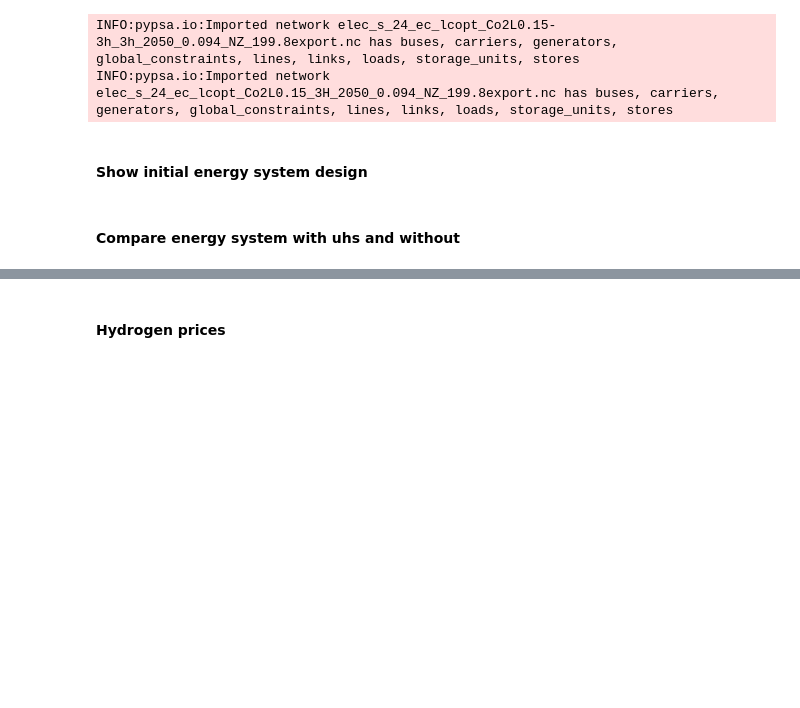
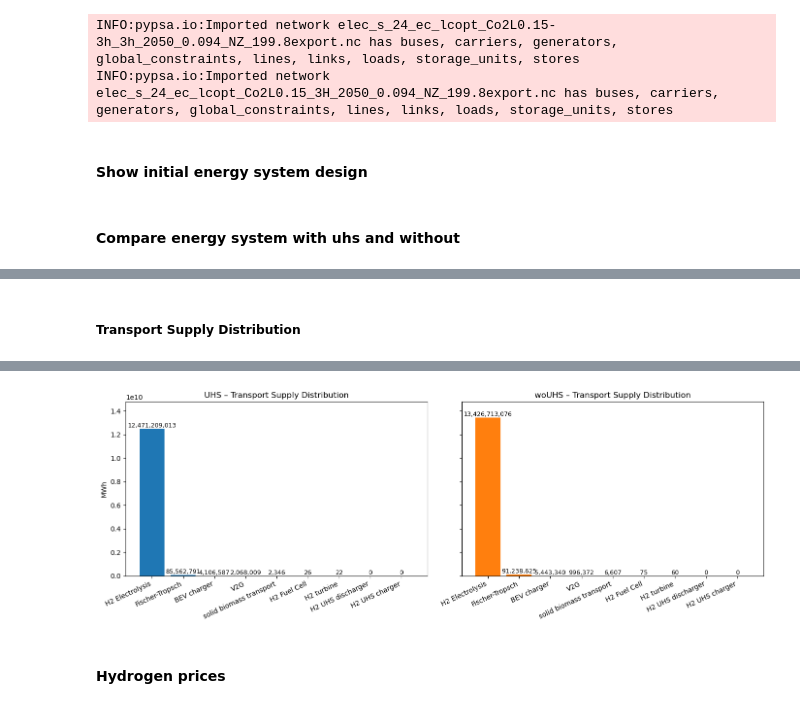
Before and after one commit to doneachh/undergroundstorage, a Jupyter notebook: workflow/notebooks/graphics.ipynb, the cells around one changed output, grey strips where cells are left out. Saved outputs shown, nothing was run; the diff lists cells and outputs as text; code cells hidden in the pictures; blank space fills up the shorter version.

```diff
--- a/workflow/notebooks/graphics.ipynb
+++ b/workflow/notebooks/graphics.ipynb
@@ -49,0 +184,79 @@ INFO:pypsa.io:Imported network elec_s_24_ec_lcopt_Co2L0.15_3H_2050_0.094_NZ_199.
+# %% [markdown]
+##### Transport Supply Distribution
+# %%
+# Only the mentioned technologies below are considered here
+transport_types = [
+    "BEV charger",
+    "V2G",
+    "H2 Fuel Cell",
+    "H2 turbine",
+    "H2 Electrolysis",
+    "H2 UHS charger",
+    "H2 UHS discharger",
+    "Fischer-Tropsch",
+    "solid biomass transport",
+]
+
+def transport_distribution(n: pypsa.Network, tech_labels=transport_types) -> pd.Series:
+    """
+    Aggregate transport-related supply from Link components (MWh totals per label).
+    Each label matches rows whose index 'carrier' contains that label (case-insensitive).
+    """
+    s = (
+        n.statistics.supply(comps=["Link"], aggregate_time="sum")
+        # keep only rows that look like transport-ish carriers to speed things up
+        .loc[lambda x: x.index.get_level_values("carrier").str.contains(
+            "bev|v2g|h2|fischer|biomass|transport|turbine|fuel cell|electrolysis|uhs",
+            case=False, na=False
+        )]
+    )
+
+    def sum_for(keyword: str) -> float:
+        mask = s.index.get_level_values("carrier").str.contains(keyword, case=False, na=False)
+        if not mask.any():
+            return 0.0
+        # sum across matching rows and all numeric columns -> scalar MWh
+        return float(s.loc[mask].sum(numeric_only=True).sum())
+
+    return pd.Series({label: sum_for(label) for label in tech_labels}, index=tech_labels)
+
+#  Compute totals (MWh) and harmonize order
+uhs_mwh = transport_distribution(uhs)
+wouhs_mwh = transport_distribution(woUHS)
+df = pd.DataFrame({"UHS": uhs_mwh, "woUHS": wouhs_mwh})
+
+# Optional: convert to TWh for readability
+# df = df / 1e6
+
+# Order bars by combined magnitude (largest first) for easy visual comparison
+order = (df.sum(axis=1)).sort_values(ascending=False).index.tolist()
+df = df.loc[order]
+
+#  Plot side-by-side bar charts (no custom colors)
+fig, axes = plt.subplots(1, 2, figsize=(14, 5), sharey=True)
+
+axes[0].bar(df.index, df["UHS"], color=SCENARIO_COLORS["UHS"])
+axes[0].set_title("UHS – Transport Supply Distribution")
+axes[0].set_ylabel("MWh")  # change to "TWh" if you convert above
+axes[0].set_xticklabels(df.index, rotation=25, ha="right")
+
+axes[1].bar(df.index, df["woUHS"], color=SCENARIO_COLORS["woUHS"])
+axes[1].set_title("woUHS – Transport Supply Distribution")
+axes[1].set_ylabel("")
+axes[1].set_xticklabels(df.index, rotation=25, ha="right")
+
+# same y-limit for fair comparison
+ymax = max(df.max())
+axes[0].set_ylim(0, ymax * 1.10 if ymax > 0 else 1)
+
+# simple value labels
+def add_labels(ax, vals):
+    for i, v in enumerate(vals):
+        ax.text(i, v, f"{v:,.0f}", va="bottom", ha="center", fontsize=9)
+
+add_labels(axes[0], df["UHS"].values)
+add_labels(axes[1], df["woUHS"].values)
+
+plt.tight_layout()
+plt.show()
+# %% [output]
@@ -50,3 +270,4 @@ INFO:pypsa.io:Imported network elec_s_24_ec_lcopt_Co2L0.15_3H_2050_0.094_NZ_199.
+[figure, added]
 # %% [markdown]
 #### Hydrogen prices
 # %%
```
Also changed, not shown: parts of 31 cells of this notebook.
